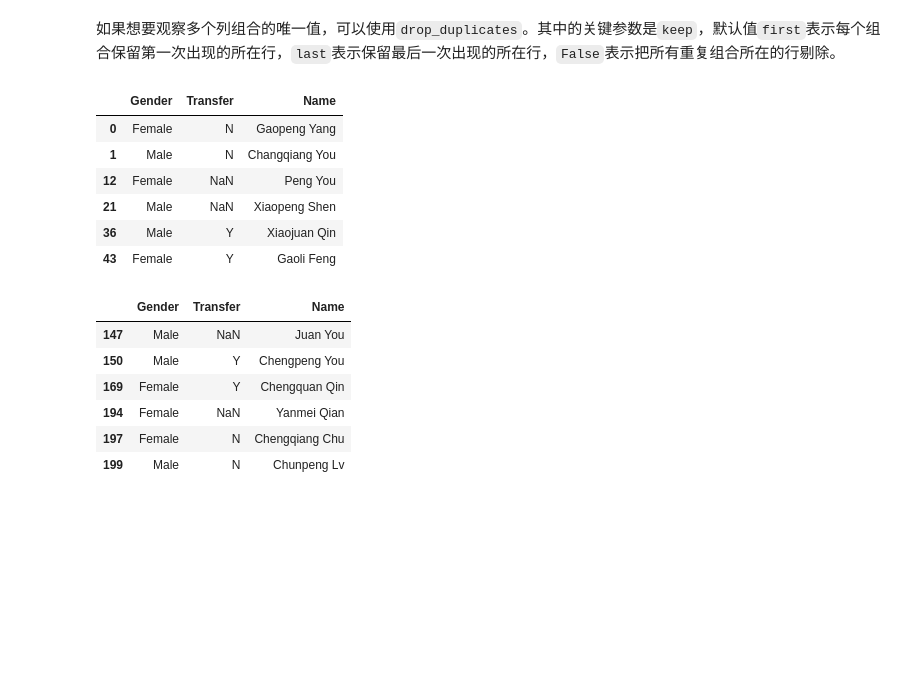
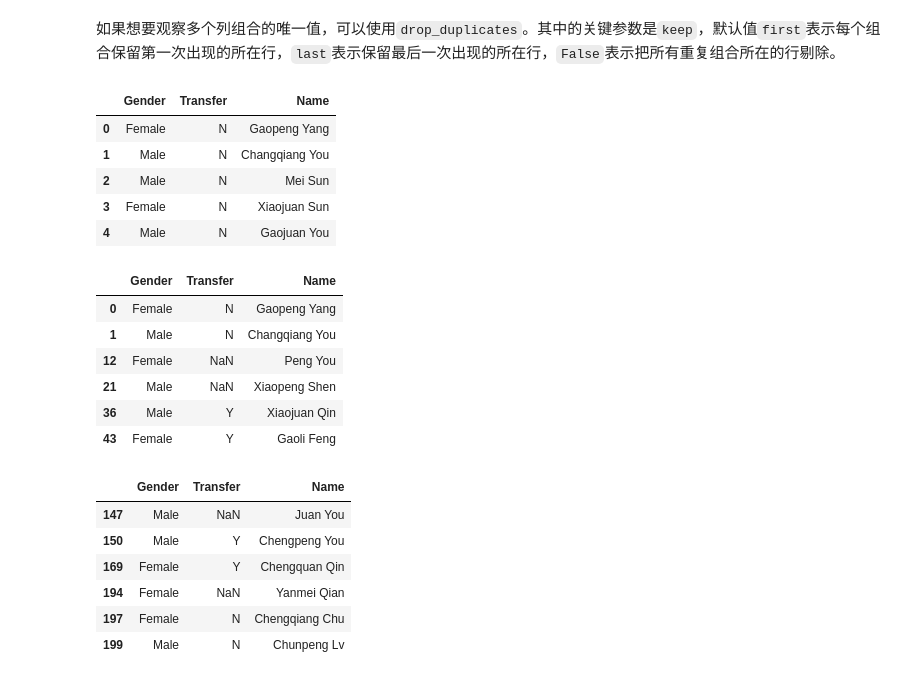
Before and after one commit to ArriettySong/DataWhale_LearningNote, a Jupyter notebook: Pandas/try/Task2-Pandas基础.ipynb, the cells around one changed output. Drawn from its saved outputs; the diff is of its cells as text; code cells hidden in the pictures; blank space fills up the shorter version.

```diff
--- a/Pandas/try/Task2-Pandas基础.ipynb
+++ b/Pandas/try/Task2-Pandas基础.ipynb
@@ -304,13 +539,20 @@ Name: School, dtype: int64
 如果想要观察多个列组合的唯一值，可以使用`drop_duplicates`。其中的关键参数是`keep`，默认值`first`表示每个组合保留第一次出现的所在行，`last`表示保留最后一次出现的所在行，`False`表示把所有重复组合所在的行剔除。
 # %%
 df_demo = df[['Gender','Transfer','Name']]
+df_demo.head()
 df_demo.drop_duplicates(['Gender', 'Transfer'])
 # %% [output]
 |  | Gender | Transfer | Name |
 | 0 | Female | N | Gaopeng Yang |
 | 1 | Male | N | Changqiang You |
-| 12 | Female | NaN | Peng You |
-| 21 | Male | NaN | Xiaopeng Shen |
-| 36 | Male | Y | Xiaojuan Qin |
-| 43 | Female | Y | Gaoli Feng |
+| 2 | Male | N | Mei Sun |
+| 3 | Female | N | Xiaojuan Sun |
+| 4 | Male | N | Gaojuan You |
+|  | Gender | Transfer | Name |
+| 0 | Female | N | Gaopeng Yang |
+| 1 | Male | N | Changqiang You |
+| 12 | Female | NaN | Peng You |
+| 21 | Male | NaN | Xiaopeng Shen |
+| 36 | Male | Y | Xiaojuan Qin |
+| 43 | Female | Y | Gaoli Feng |
 # %%
```
Also changed, not shown: parts of 96 cells of this notebook.
